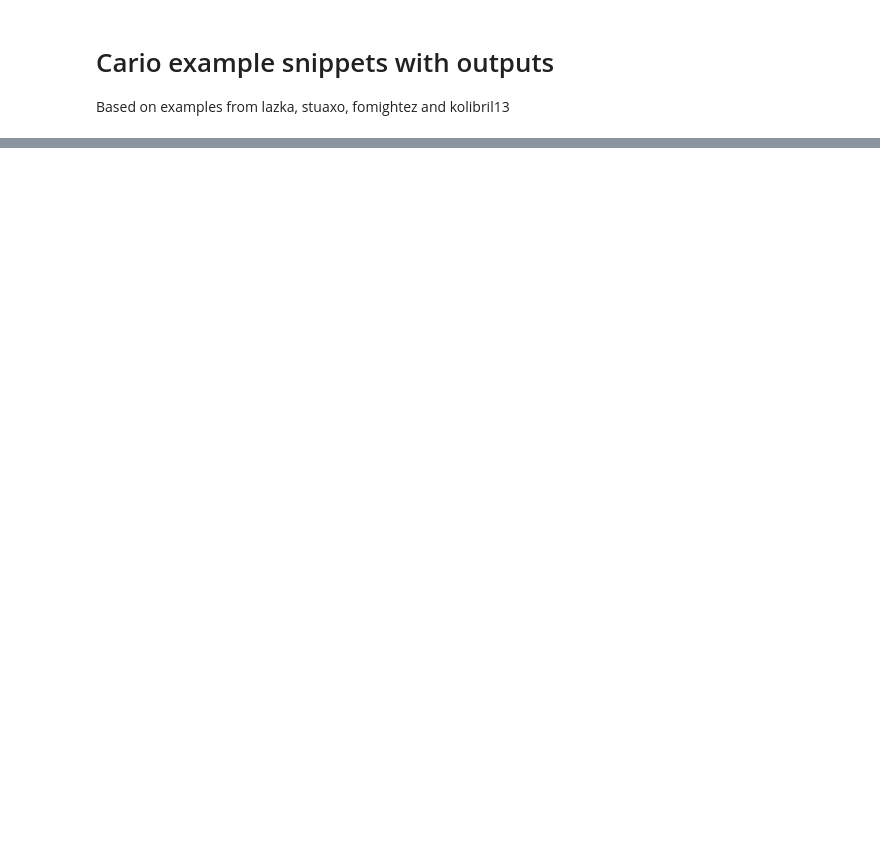
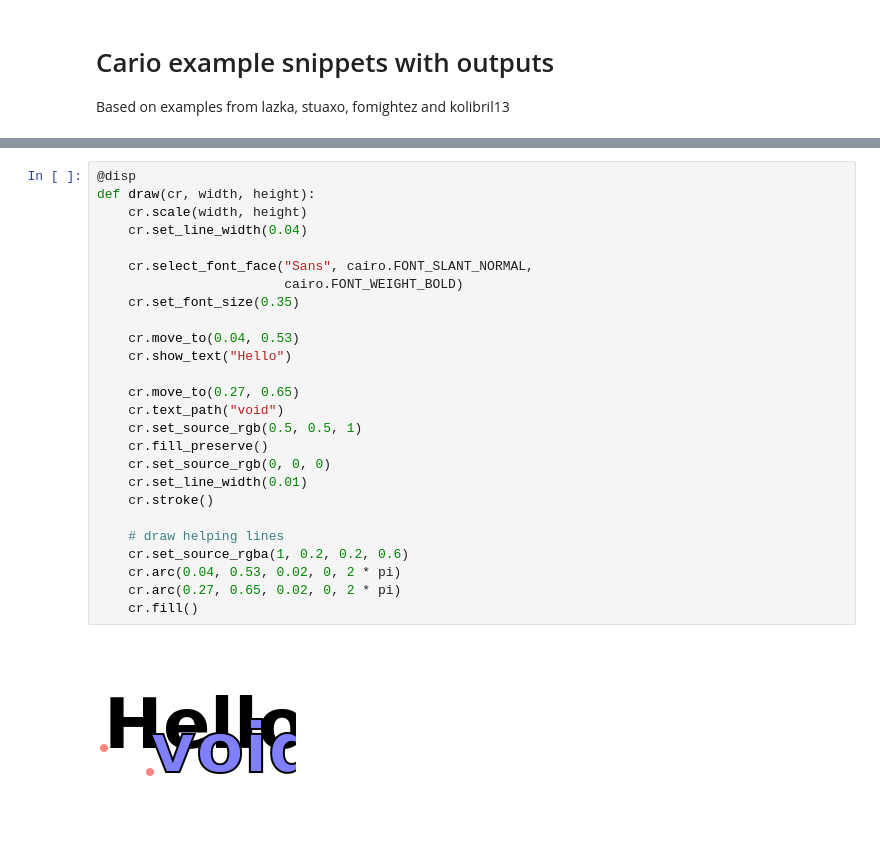
Before and after one commit to pygobject/pycairo, a Jupyter notebook: examples/pycairo_examples.ipynb, the cells around one changed output, grey strips where cells are left out. Saved outputs shown, nothing was run; the diff lists cells and outputs as text; blank space fills up the shorter version.

```diff
--- a/examples/cairo_snippets/snippets/pycairo_snipplets_minimal_examples.ipynb
+++ b/examples/pycairo_examples.ipynb
@@ -661,0 +449,28 @@ Out()
+# %%
+@disp
+def draw(cr, width, height):
+    cr.scale(width, height)
+    cr.set_line_width(0.04)
+
+    cr.select_font_face("Sans", cairo.FONT_SLANT_NORMAL,
+                        cairo.FONT_WEIGHT_BOLD)
+    cr.set_font_size(0.35)
+
+    cr.move_to(0.04, 0.53)
+    cr.show_text("Hello")
+
+    cr.move_to(0.27, 0.65)
+    cr.text_path("void")
+    cr.set_source_rgb(0.5, 0.5, 1)
+    cr.fill_preserve()
+    cr.set_source_rgb(0, 0, 0)
+    cr.set_line_width(0.01)
+    cr.stroke()
+
+    # draw helping lines
+    cr.set_source_rgba(1, 0.2, 0.2, 0.6)
+    cr.arc(0.04, 0.53, 0.02, 0, 2 * pi)
+    cr.arc(0.27, 0.65, 0.02, 0, 2 * pi)
+    cr.fill()
+# %% [output]
+[figure, added]
```
Also changed, not shown: parts of 45 cells of this notebook.
